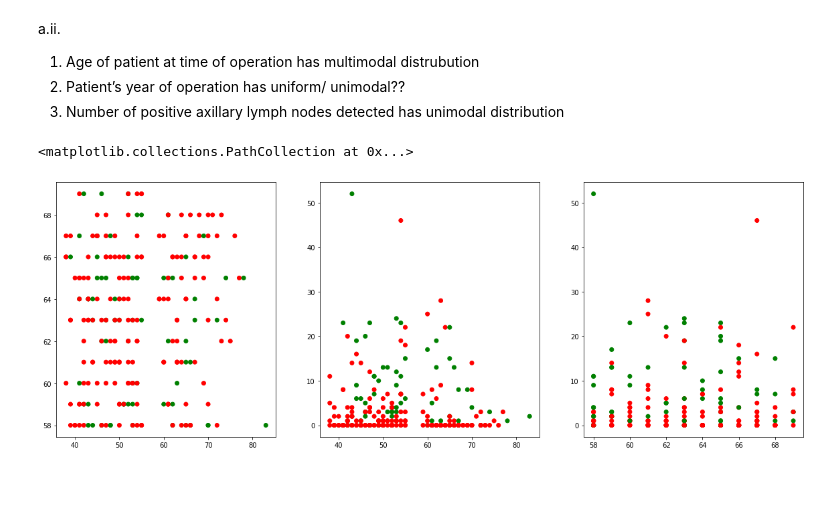
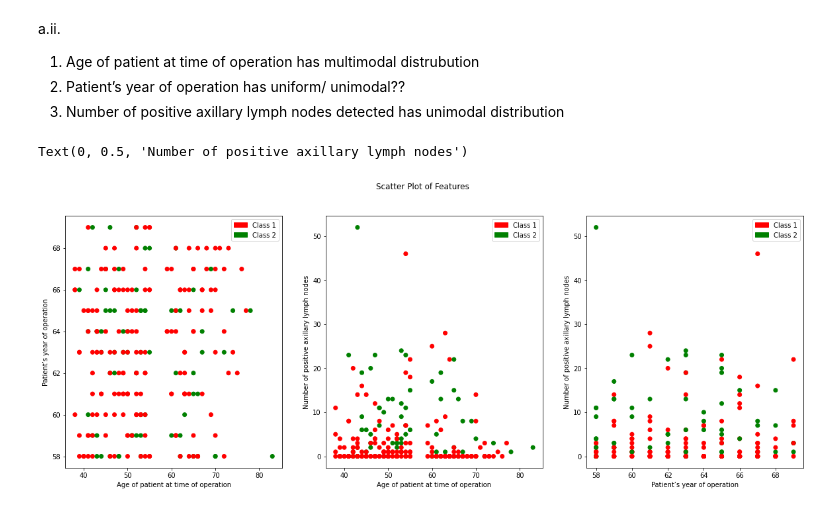
Before and after one commit to adrita23/Machine-Learning-Assignments, a Jupyter notebook: ML_Fall_21_HW1.ipynb, the cells around one changed output. Drawn from its saved outputs; the diff is of its cells as text; code cells hidden in the pictures; blank space fills up the shorter version.

```diff
--- a/ML_Fall_21_HW1.ipynb
+++ b/ML_Fall_21_HW1.ipynb
@@ -73,16 +73,32 @@ a.ii.
 # %%
 #a.iii
 '''
 data_num = data.loc[:,3].to_numpy
 idx_1 = np.where(data.loc[:,3]==1)
 idx_2 = np.where(data.loc[:,3] ==2)
 '''
+import matplotlib.patches as mpatches
 fig, ax = plt.subplots(1,3, figsize= (20,7))
+fig.suptitle('Scatter Plot of Features')
 colors = {1: 'red', 2: 'green'}
 
 ax[0].scatter(data.loc[:,0], data.loc[:, 1], c = data.loc[:,3].map(colors))
+pop_a = mpatches.Patch(color='red', label='Class 1')
+pop_b = mpatches.Patch(color='green', label='Class 2')
+ax[0].legend(handles=[pop_a,pop_b])
+#ax[0].set_title('damped')
+ax[0].set_xlabel('Age of patient at time of operation')
+ax[0].set_ylabel('Patient’s year of operation')
+
 ax[1].scatter(data.loc[:,0], data.loc[:, 2], c = data.loc[:,3].map(colors))
+ax[1].legend(handles=[pop_a,pop_b])
+ax[1].set_xlabel('Age of patient at time of operation')
+ax[1].set_ylabel('Number of positive axillary lymph nodes')
+
 ax[2].scatter(data.loc[:,1], data.loc[:, 2], c = data.loc[:,3].map(colors))
+ax[2].legend(handles=[pop_a,pop_b])
+ax[2].set_xlabel('Patient’s year of operation')
+ax[2].set_ylabel('Number of positive axillary lymph nodes')
 # %% [output]
-<matplotlib.collections.PathCollection at 0x...>
+Text(0, 0.5, 'Number of positive axillary lymph nodes')
-[figure, old version]
+[figure, new version]
```
Also changed, not shown: parts of 3 cells of this notebook.
